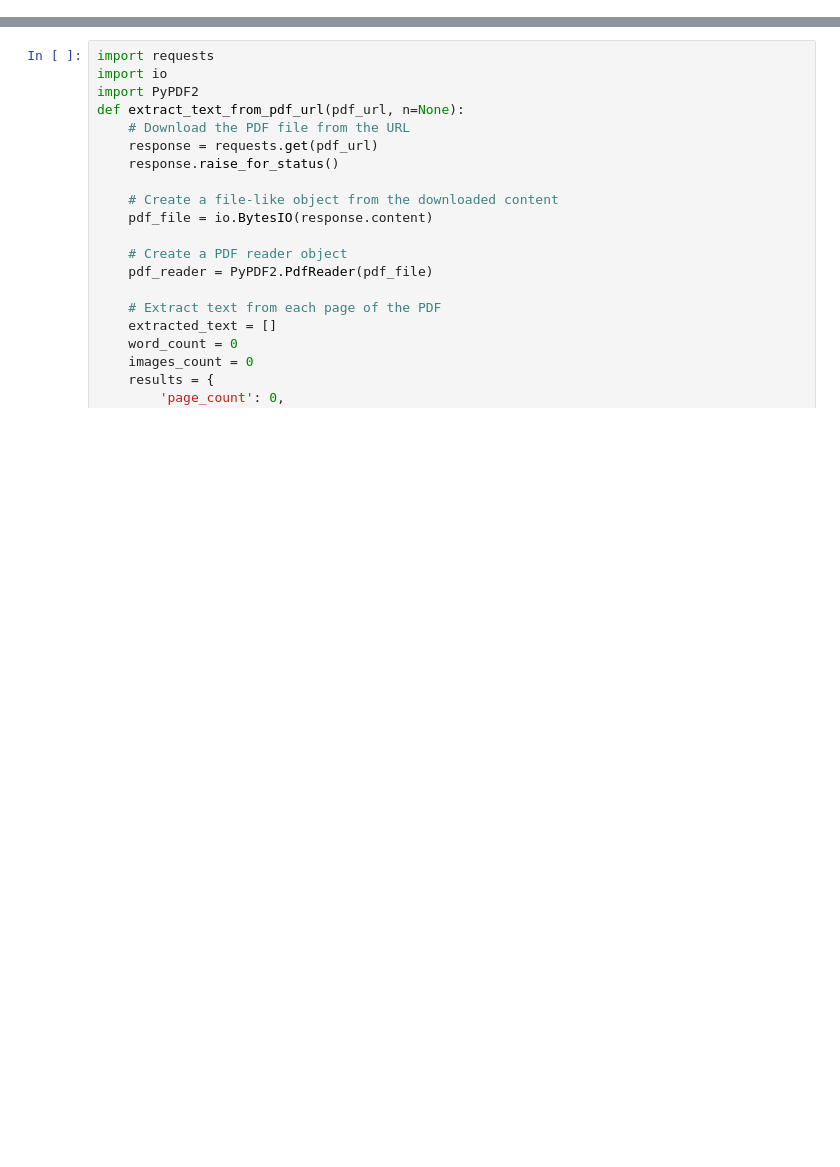
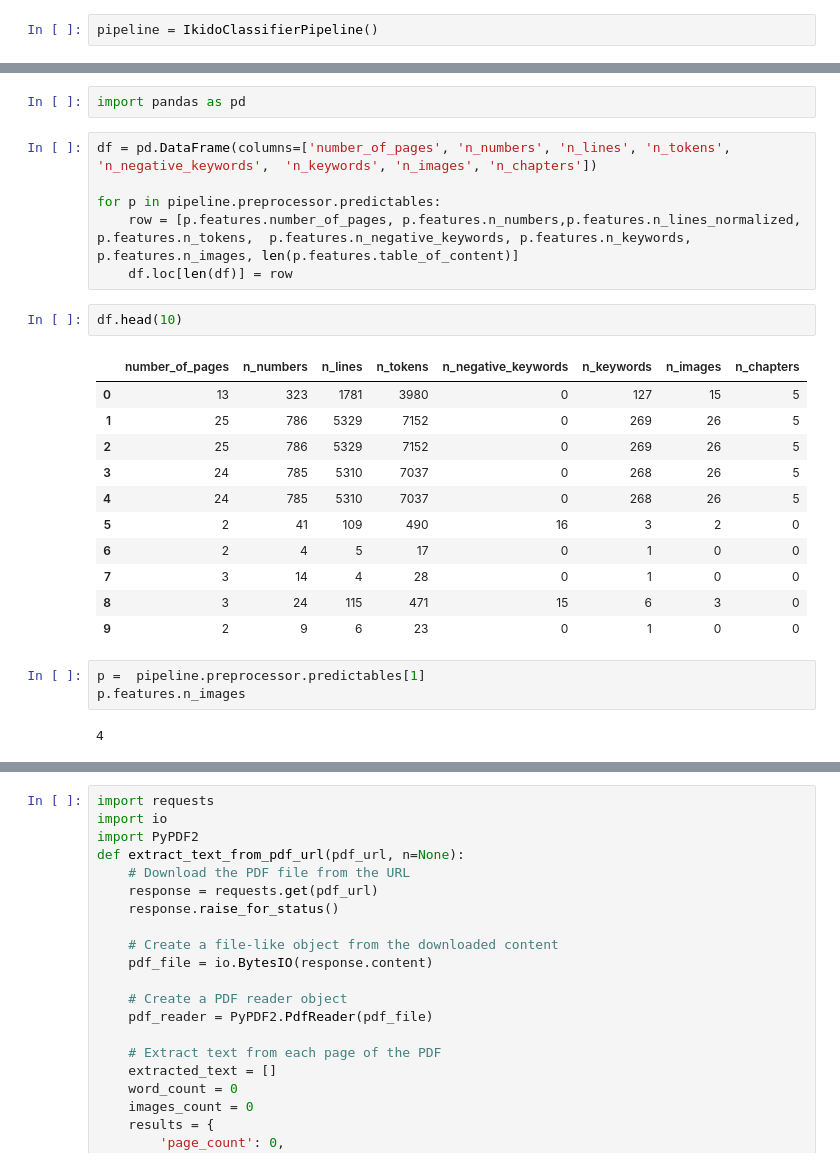
Before and after one commit to oribraun/gaia_ikido, a Jupyter notebook: notebooks/ori.ipynb, the cells around one changed output, grey strips where cells are left out. Saved outputs shown, nothing was run; the diff lists cells and outputs as text; blank space fills up the shorter version.

```diff
--- a/notebooks/ori.ipynb
+++ b/notebooks/ori.ipynb
@@ -0,0 +23,2 @@
+# %%
+pipeline = IkidoClassifierPipeline()
@@ -0,0 +107,27 @@
+# %%
+import pandas as pd
+# %%
+df = pd.DataFrame(columns=['number_of_pages', 'n_numbers', 'n_lines', 'n_tokens', 'n_negative_keywords',  'n_keywords', 'n_images', 'n_chapters'])
+
+for p in pipeline.preprocessor.predictables:
+    row = [p.features.number_of_pages, p.features.n_numbers,p.features.n_lines_normalized, p.features.n_tokens,  p.features.n_negative_keywords, p.features.n_keywords, p.features.n_images, len(p.features.table_of_content)]
+    df.loc[len(df)] = row
+# %%
+df.head(10)
+# %% [output]
+|  | number_of_pages | n_numbers | n_lines | n_tokens | n_negative_keywords | n_keywords | n_images | n_chapters |
+| 0 | 13 | 323 | 1781 | 3980 | 0 | 127 | 15 | 5 |
+| 1 | 25 | 786 | 5329 | 7152 | 0 | 269 | 26 | 5 |
+| 2 | 25 | 786 | 5329 | 7152 | 0 | 269 | 26 | 5 |
+| 3 | 24 | 785 | 5310 | 7037 | 0 | 268 | 26 | 5 |
+| 4 | 24 | 785 | 5310 | 7037 | 0 | 268 | 26 | 5 |
+| 5 | 2 | 41 | 109 | 490 | 16 | 3 | 2 | 0 |
+| 6 | 2 | 4 | 5 | 17 | 0 | 1 | 0 | 0 |
+| 7 | 3 | 14 | 4 | 28 | 0 | 1 | 0 | 0 |
+| 8 | 3 | 24 | 115 | 471 | 15 | 6 | 3 | 0 |
+| 9 | 2 | 9 | 6 | 23 | 0 | 1 | 0 | 0 |
+# %%
+p =  pipeline.preprocessor.predictables[1]
+p.features.n_images
+# %% [output]
+4
```
Also changed, not shown: parts of 18 cells of this notebook, 10 other files.
